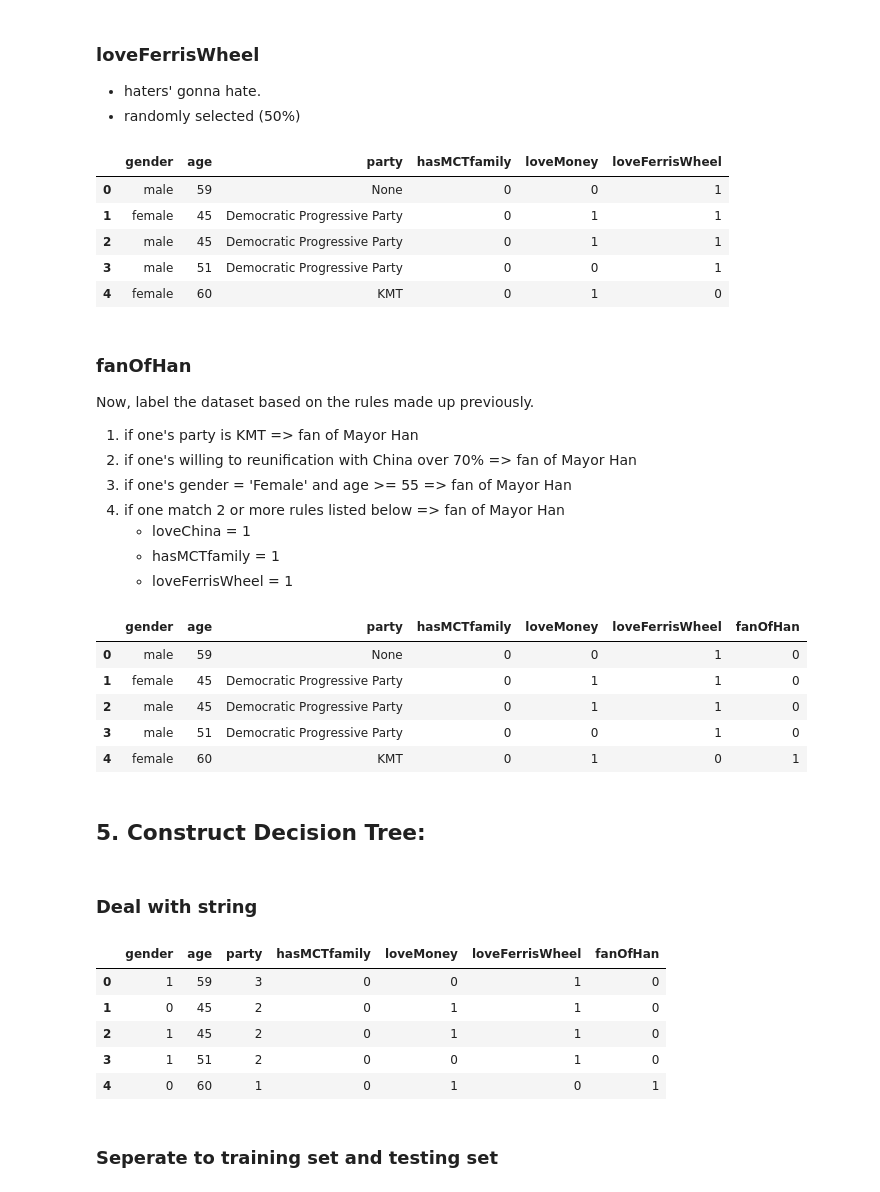
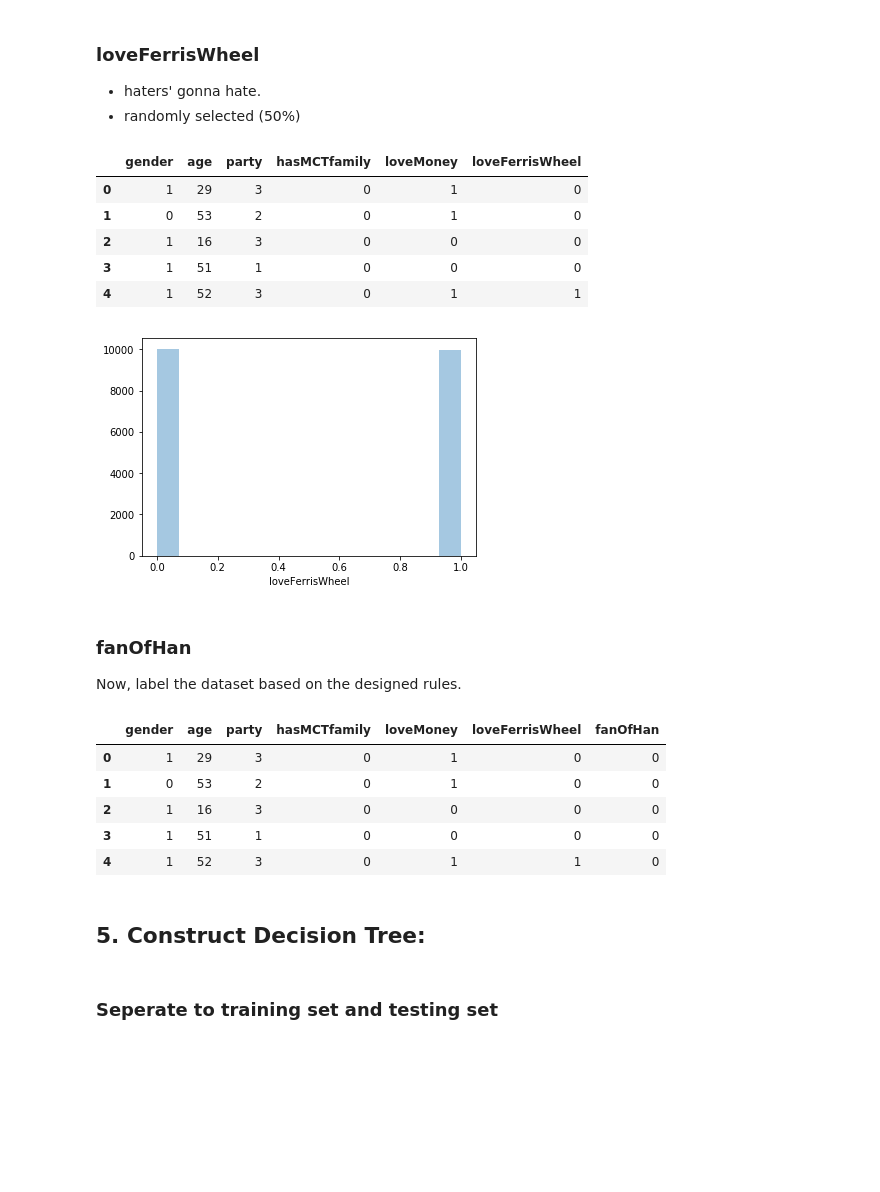
Before and after one commit to jwang0306/fundamentals-data-analytics, a Jupyter notebook: HW2/FDA_HW2.ipynb, the cells around one changed output. Saved outputs shown, nothing was run; the diff lists cells and outputs as text; code cells hidden in the pictures; blank space fills up the shorter version.

```diff
--- a/HW2/FDA_HW2.ipynb
+++ b/HW2/FDA_HW2.ipynb
@@ -41,9 +46,10 @@ import math
 # %%
 def decideGenger(n):
-    return 'male' if n*random.uniform(0, 1) < 0.5 else 'female'
+    return 1 if n*random.uniform(0, 1) < 0.5 else 0
 
 pdata = pd.DataFrame(1, index=range(0,20000), columns=['gender'])
 pdata['gender'] = pdata['gender'].apply(decideGenger)
+sns.distplot(pdata['gender'], kde=False)
 pdata.head()
 # %% [output]
 |  | gender |
@@ -88,14 +98,15 @@ pdata.head()
 def decideParty(n):
     n = n*random.uniform(0, 1)
     if n <= 0.246:
-        return 'Democratic Progressive Party'
+        return 2
     elif n > 0.246 and n <= 0.561:
-        return 'KMT'
+        return 1
     else:
-        return 'None'
+        return 3
 
 pdata['party'] = 1
 pdata['party'] = pdata['party'].apply(decideParty)
+sns.distplot(pdata['party'], kde=False)
 pdata.head()
 # %% [output]
 |  | gender | age | party |
@@ -152,69 +167,45 @@ def decideLoveFerrisWheel(_):
 
 pdata['loveFerrisWheel'] = 1
 pdata['loveFerrisWheel'] = pdata['loveFerrisWheel'].apply(decideLoveFerrisWheel)
+sns.distplot(pdata['loveFerrisWheel'], kde=False)
 pdata.head()
 # %% [output]
 |  | gender | age | party | hasMCTfamily | loveMoney | loveFerrisWheel |
-| 0 | male | 59 | None | 0 | 0 | 1 |
-| 1 | female | 45 | Democratic Progressive Party | 0 | 1 | 1 |
-| 2 | male | 45 | Democratic Progressive Party | 0 | 1 | 1 |
-| 3 | male | 51 | Democratic Progressive Party | 0 | 0 | 1 |
-| 4 | female | 60 | KMT | 0 | 1 | 0 |
+| 0 | 1 | 29 | 3 | 0 | 1 | 0 |
+| 1 | 0 | 53 | 2 | 0 | 1 | 0 |
+| 2 | 1 | 16 | 3 | 0 | 0 | 0 |
+| 3 | 1 | 51 | 1 | 0 | 0 | 0 |
+| 4 | 1 | 52 | 3 | 0 | 1 | 1 |
+[figure, added]
-# %% [markdown]
-### fanOfHan
-Now, label the dataset based on the rules made up previously.
-1. if one's party is KMT => fan of Mayor Han
-2. if one's willing to reunification with China over 70% => fan of Mayor Han
-3. if one's gender = 'Female' and age >= 55 => fan of Mayor Han
-4. if one match 2 or more rules listed below => fan of Mayor Han
-    - loveChina = 1
-    - hasMCTfamily = 1
-    - loveFerrisWheel = 1
+# %% [markdown]
+### fanOfHan
+Now, label the dataset based on the designed rules.
 # %%
 pdata['fanOfHan'] = 0
 for index, row in pdata.iterrows():
-    if (row['party'] == 'KMT'):
+    if (row['party'] == 1):
         if (row['loveFerrisWheel'] == 1):
             pdata.at[index,'fanOfHan'] = 1
         else:
-            if (row['gender'] == 'female') and (row['age'] >= 55):
+            if (row['gender'] == 0) and (row['age'] >= 55):
                 pdata.at[index,'fanOfHan'] = 1
     else:
         if (row['hasMCTfamily'] == 1):
             if (row['loveMoney'] == 1):
                 pdata.at[index,'fanOfHan'] = 1
 
 # save the dataset as csv
 pdata.to_csv('mock_data.csv')
 pdata.head()
 # %% [output]
 |  | gender | age | party | hasMCTfamily | loveMoney | loveFerrisWheel | fanOfHan |
-| 0 | male | 59 | None | 0 | 0 | 1 | 0 |
-| 1 | female | 45 | Democratic Progressive Party | 0 | 1 | 1 | 0 |
-| 2 | male | 45 | Democratic Progressive Party | 0 | 1 | 1 | 0 |
-| 3 | male | 51 | Democratic Progressive Party | 0 | 0 | 1 | 0 |
-| 4 | female | 60 | KMT | 0 | 1 | 0 | 1 |
+| 0 | 1 | 29 | 3 | 0 | 1 | 0 | 0 |
+| 1 | 0 | 53 | 2 | 0 | 1 | 0 | 0 |
+| 2 | 1 | 16 | 3 | 0 | 0 | 0 | 0 |
+| 3 | 1 | 51 | 1 | 0 | 0 | 0 | 0 |
+| 4 | 1 | 52 | 3 | 0 | 1 | 1 | 0 |
 # %% [markdown]
 ## 5. Construct Decision Tree:
-# %% [markdown]
-### Deal with string
-# %%
-# gender
-gender_map = {'male': 1, 'female': 0}
-pdata['gender'] = pdata['gender'].map(gender_map)
-
-# party
-party_map = {'KMT': 1, 'Democratic Progressive Party': 2, 'None': 3}
-pdata['party'] = pdata['party'].map(party_map)
-
-pdata.head()
-# %% [output]
-|  | gender | age | party | hasMCTfamily | loveMoney | loveFerrisWheel | fanOfHan |
-| 0 | 1 | 59 | 3 | 0 | 0 | 1 | 0 |
-| 1 | 0 | 45 | 2 | 0 | 1 | 1 | 0 |
-| 2 | 1 | 45 | 2 | 0 | 1 | 1 | 0 |
-| 3 | 1 | 51 | 2 | 0 | 0 | 1 | 0 |
-| 4 | 0 | 60 | 1 | 0 | 1 | 0 | 1 |
 # %% [markdown]
 ### Seperate to training set and testing set
 # %%
```
Also changed, not shown: parts of 29 cells of this notebook, 7 other files.
